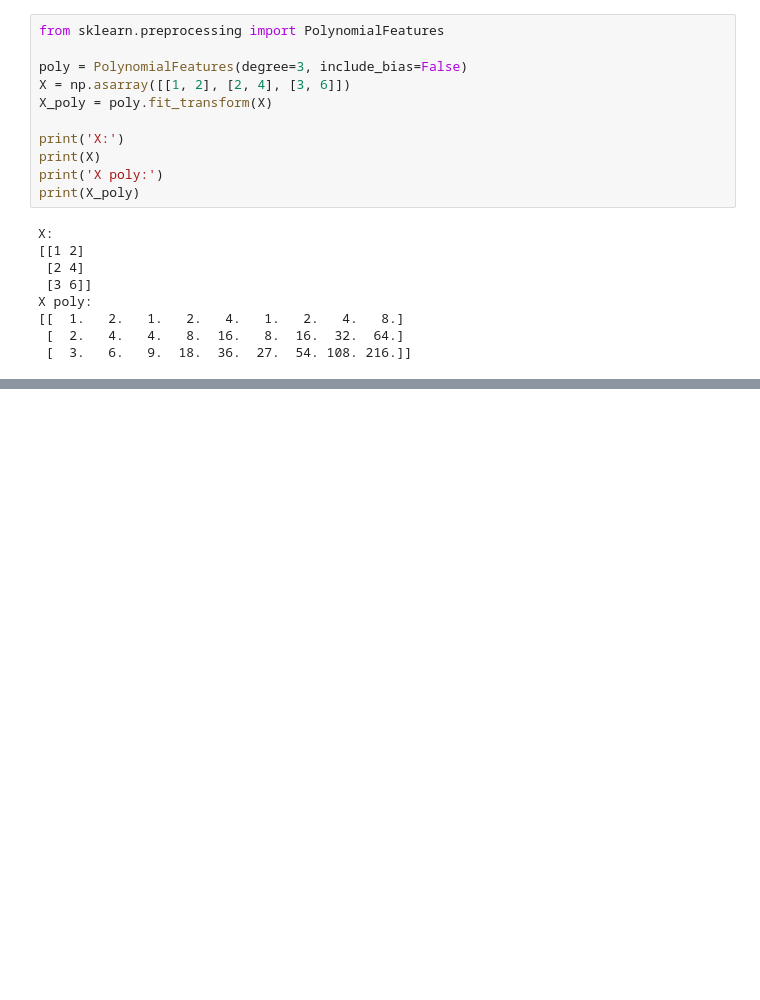
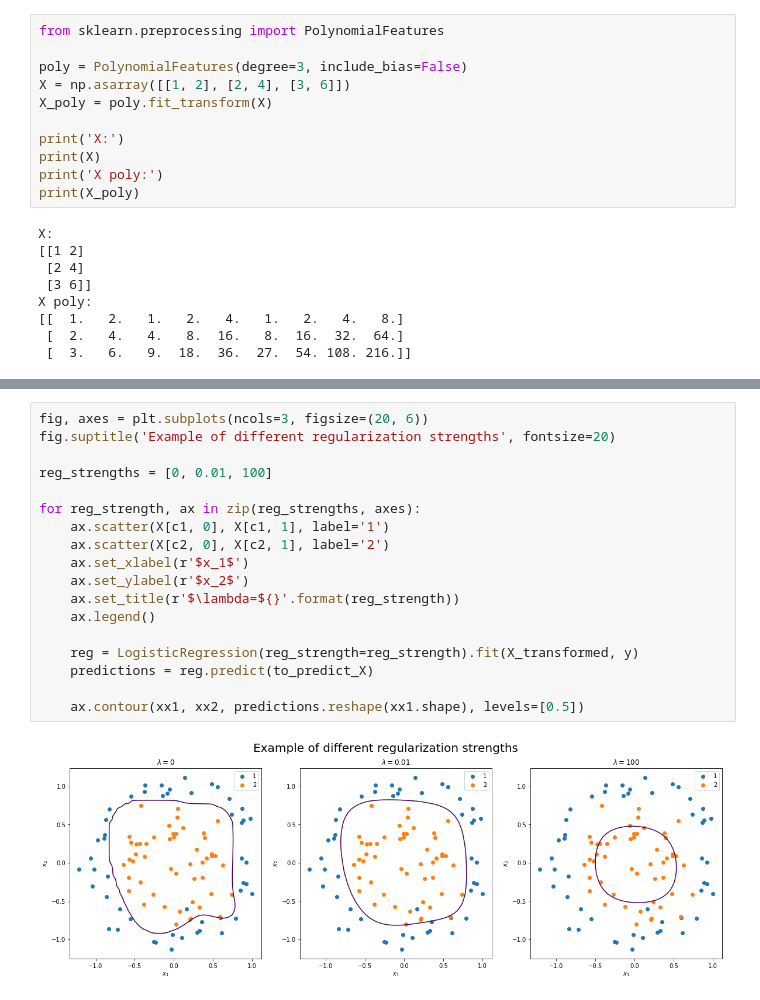
Before and after one commit to mbajer42/intro-python-ml, a Jupyter notebook: logistic-regression.ipynb, the cells around one changed output, grey strips where cells are left out. Saved outputs shown, nothing was run; the diff lists cells and outputs as text; blank space fills up the shorter version.

```diff
--- a/logistic-regression.ipynb
+++ b/logistic-regression.ipynb
@@ -373,0 +492,20 @@ X poly:
+# %%
+fig, axes = plt.subplots(ncols=3, figsize=(20, 6))
+fig.suptitle('Example of different regularization strengths', fontsize=20)
+
+reg_strengths = [0, 0.01, 100]
+
+for reg_strength, ax in zip(reg_strengths, axes):
+    ax.scatter(X[c1, 0], X[c1, 1], label='1')
+    ax.scatter(X[c2, 0], X[c2, 1], label='2')
+    ax.set_xlabel(r'$x_1$')
+    ax.set_ylabel(r'$x_2$')
+    ax.set_title(r'$\lambda=${}'.format(reg_strength))
+    ax.legend()
+
+    reg = LogisticRegression(reg_strength=reg_strength).fit(X_transformed, y)
+    predictions = reg.predict(to_predict_X)
+
+    ax.contour(xx1, xx2, predictions.reshape(xx1.shape), levels=[0.5])
+# %% [output]
+[figure, added]
```
Also changed, not shown: parts of 6 cells of this notebook.
